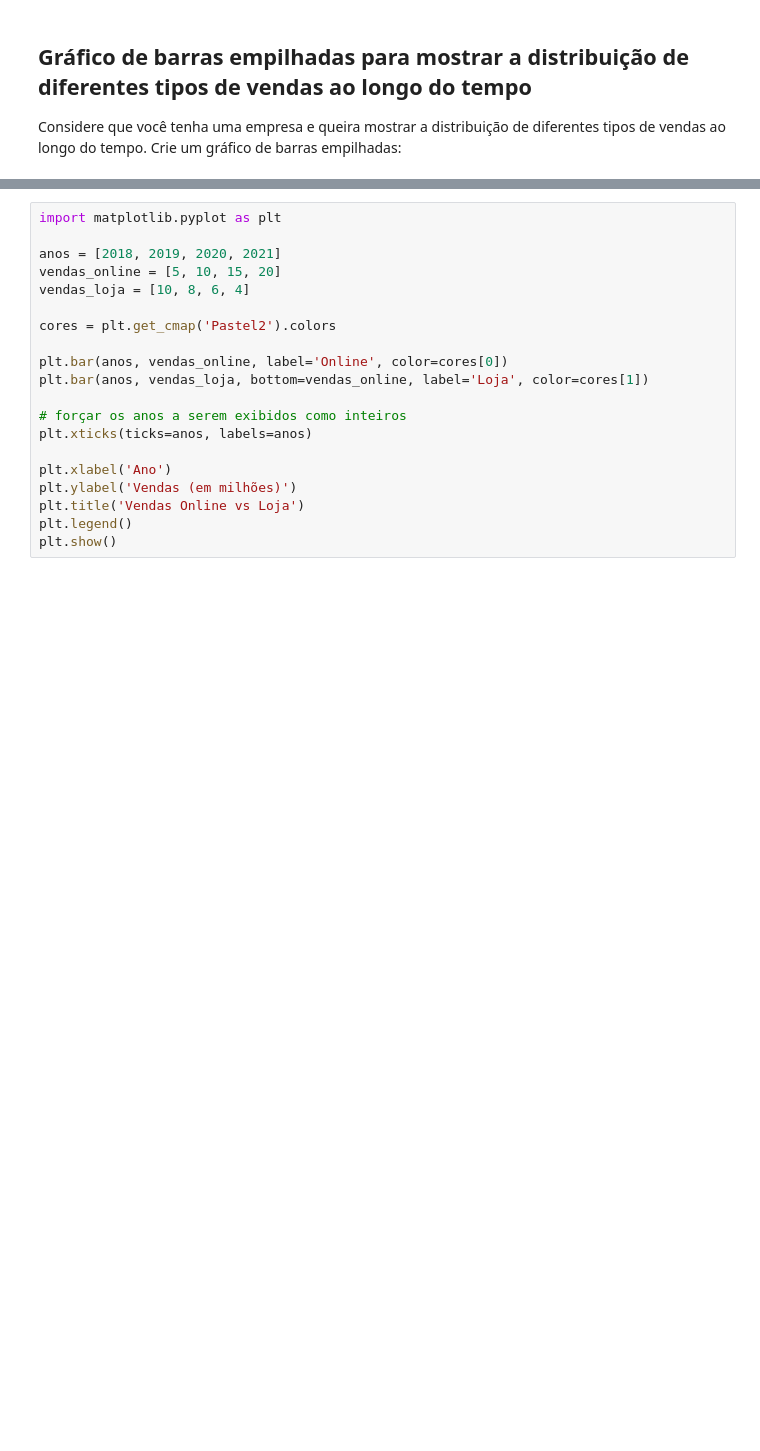
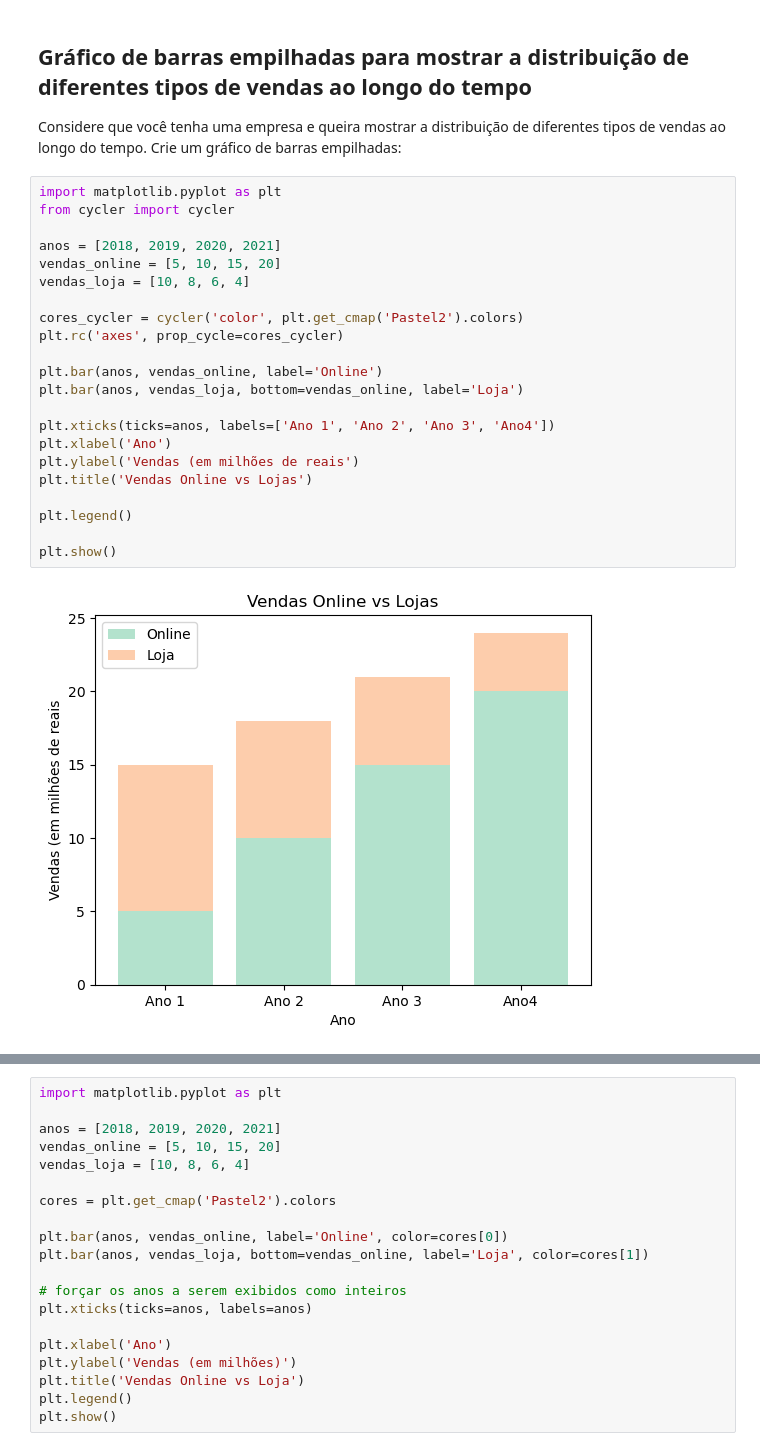
Before and after one commit to Denisryudi/unices, a Jupyter notebook: python_hashtag/p15 matplotlib/04_interessante.ipynb, the cells around one changed output, grey strips where cells are left out. Saved outputs shown, nothing was run; the diff lists cells and outputs as text; blank space fills up the shorter version.

```diff
--- a/python_hashtag/p15 matplotlib/04_interessante.ipynb
+++ b/python_hashtag/p15 matplotlib/04_interessante.ipynb
@@ -2,6 +2,30 @@
 ## Gráfico de barras empilhadas para mostrar a distribuição de diferentes tipos de vendas ao longo do tempo
 
 Considere que você tenha uma empresa e queira mostrar a distribuição de diferentes tipos de vendas ao longo do tempo. Crie um gráfico de barras empilhadas:
+# %%
+import matplotlib.pyplot as plt
+from cycler import cycler
+
+anos = [2018, 2019, 2020, 2021]
+vendas_online = [5, 10, 15, 20]
+vendas_loja = [10, 8, 6, 4]
+
+cores_cycler = cycler('color', plt.get_cmap('Pastel2').colors)
+plt.rc('axes', prop_cycle=cores_cycler)
+
+plt.bar(anos, vendas_online, label='Online')
+plt.bar(anos, vendas_loja, bottom=vendas_online, label='Loja')
+
+plt.xticks(ticks=anos, labels=['Ano 1', 'Ano 2', 'Ano 3', 'Ano4'])
+plt.xlabel('Ano')
+plt.ylabel('Vendas (em milhões de reais')
+plt.title('Vendas Online vs Lojas')
+
+plt.legend()
+
+plt.show()
+# %% [output]
+[figure, added]
 # %%
 import matplotlib.pyplot as plt
 
```
Also changed, not shown: parts of 2 cells of this notebook, 1 other file.
